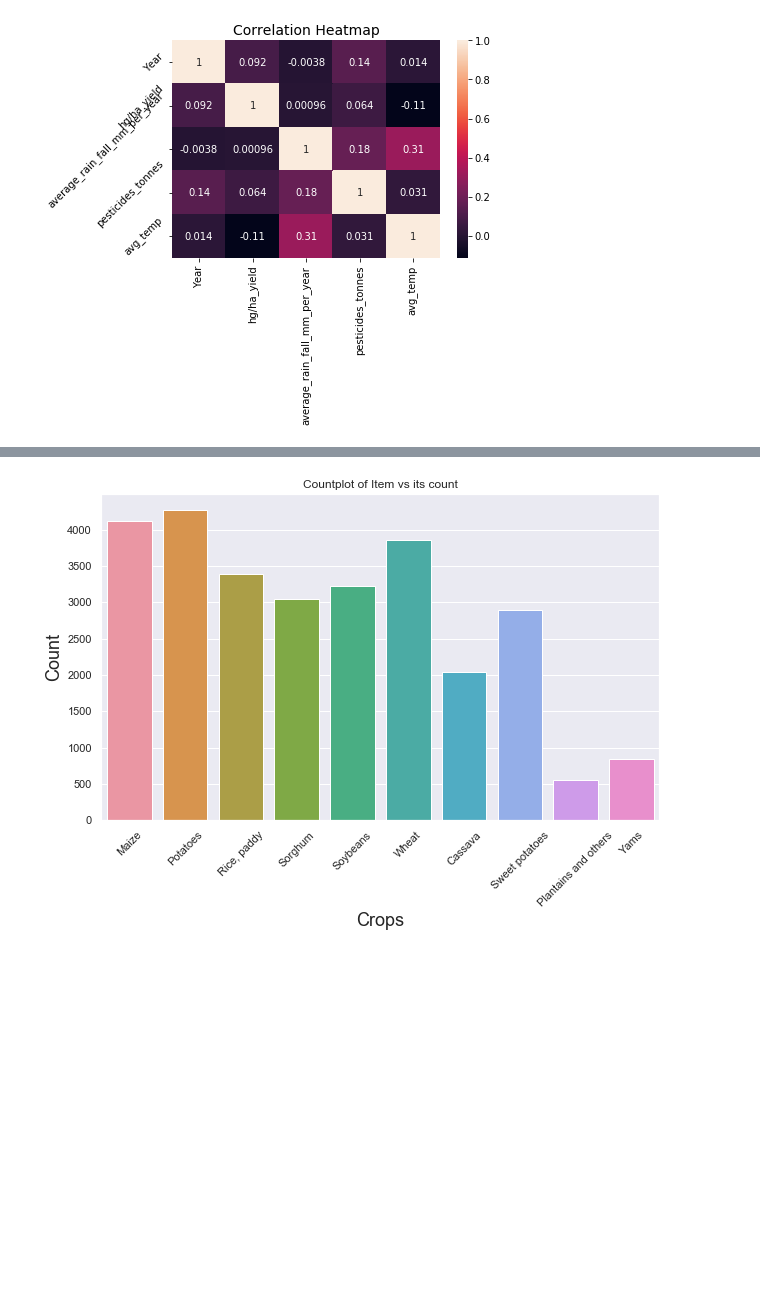
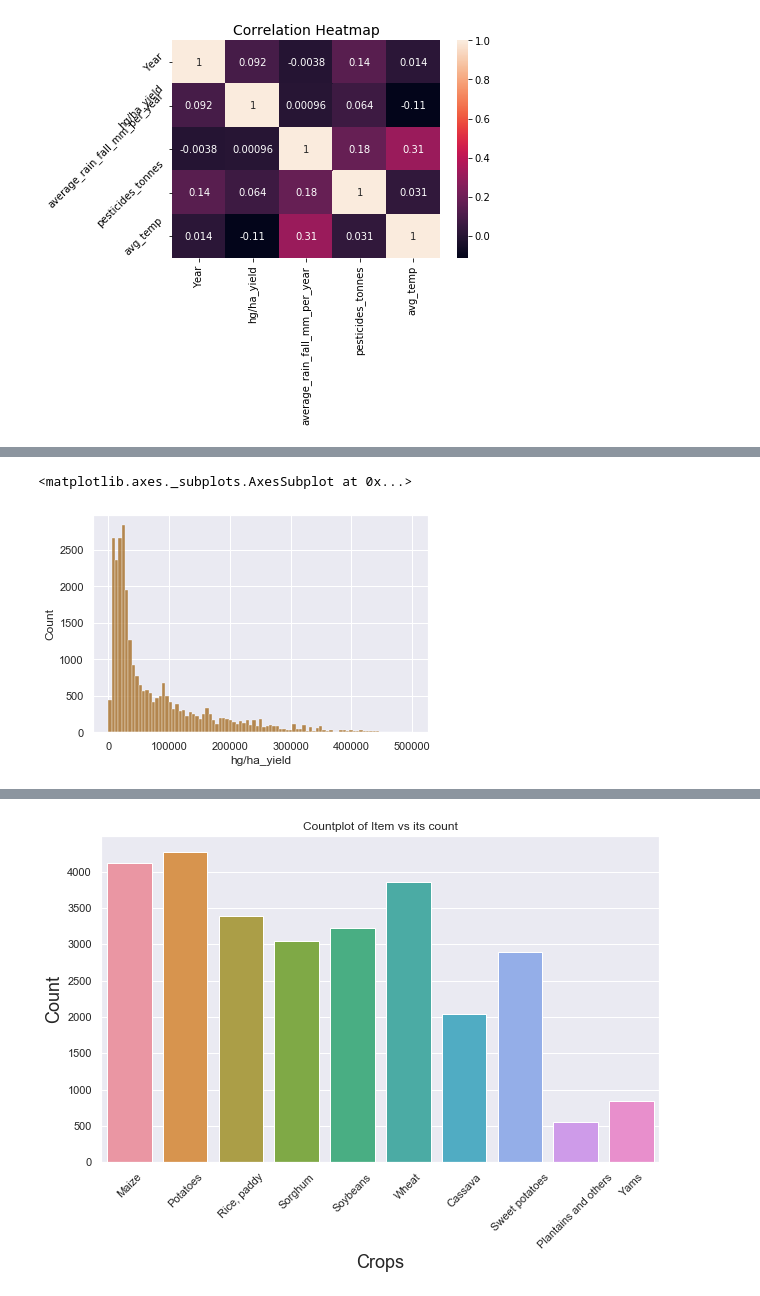
Before and after one commit to Prtb0/EDA_cropyield_prediction, a Jupyter notebook: EDA/EDA_cropyield_prediction.ipynb, the cells around one changed output, grey strips where cells are left out. Saved outputs shown, nothing was run; the diff lists cells and outputs as text; code cells hidden in the pictures; blank space fills up the shorter version.

```diff
--- a/EDA_cropyield_prediction.ipynb
+++ b/EDA/EDA_cropyield_prediction.ipynb
@@ -464,0 +471,6 @@ Text(0.5, 1, 'Correlation Heatmap')
+# %%
+# Checking the data distribution in the yield column
+sns.histplot(df5, x = 'hg/ha_yield' )
+# %% [output]
+<matplotlib.axes._subplots.AxesSubplot at 0x...>
+[figure, added]
```
Also changed, not shown: parts of 8 cells of this notebook.
